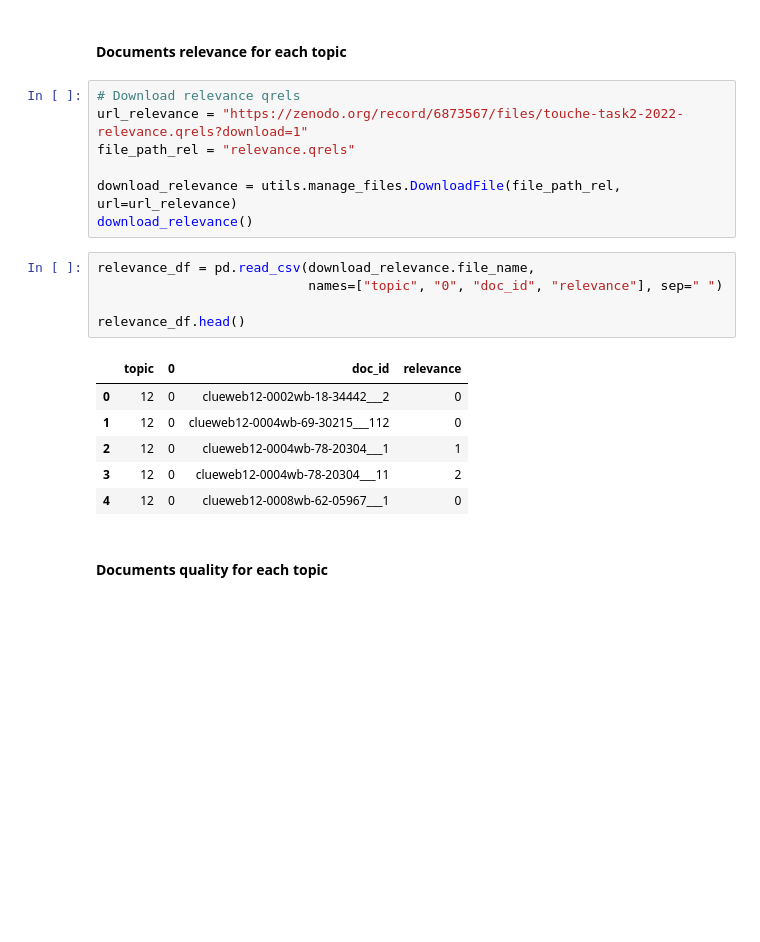
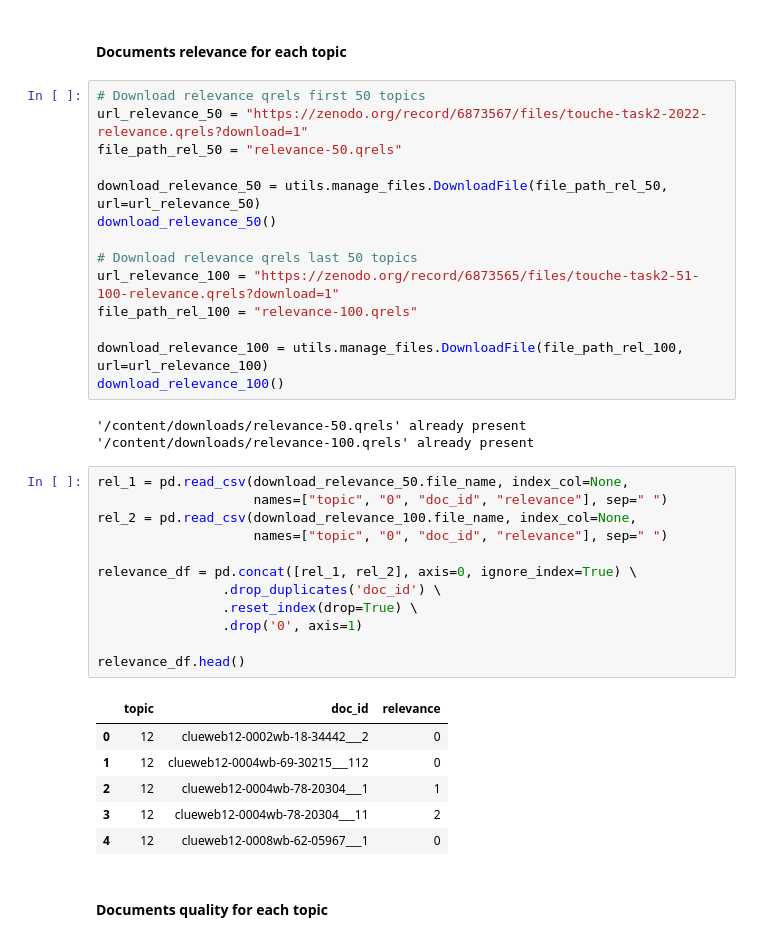
Before and after one commit to DanieleMorotti/Argument-retrieval-for-comparative-questions, a Jupyter notebook: document_retrieval.ipynb, the cells around one changed output. Cells and saved outputs as stored; diff of their text form; blank space fills up the shorter version.

```diff
--- a/document_retrieval.ipynb
+++ b/document_retrieval.ipynb
@@ -80,24 +98,41 @@ There are 50 topics.
 # %% [markdown]
 #### Documents relevance for each topic
 # %%
-# Download relevance qrels
-url_relevance = "https://zenodo.org/record/6873567/files/touche-task2-2022-relevance.qrels?download=1"
-file_path_rel = "relevance.qrels"
+# Download relevance qrels first 50 topics
+url_relevance_50 = "https://zenodo.org/record/6873567/files/touche-task2-2022-relevance.qrels?download=1"
+file_path_rel_50 = "relevance-50.qrels"
 
-download_relevance = utils.manage_files.DownloadFile(file_path_rel, url=url_relevance)
-download_relevance()
+download_relevance_50 = utils.manage_files.DownloadFile(file_path_rel_50, url=url_relevance_50)
+download_relevance_50()
+
+# Download relevance qrels last 50 topics
+url_relevance_100 = "https://zenodo.org/record/6873565/files/touche-task2-51-100-relevance.qrels?download=1"
+file_path_rel_100 = "relevance-100.qrels"
+
+download_relevance_100 = utils.manage_files.DownloadFile(file_path_rel_100, url=url_relevance_100)
+download_relevance_100()
+# %% [output]
+'/content/downloads/relevance-50.qrels' already present
+'/content/downloads/relevance-100.qrels' already present
-# %%
-relevance_df = pd.read_csv(download_relevance.file_name,
-                           names=["topic", "0", "doc_id", "relevance"], sep=" ")
-
-relevance_df.head()
-# %% [output]
-|  | topic | 0 | doc_id | relevance |
-| 0 | 12 | 0 | clueweb12-0002wb-18-34442___2 | 0 |
-| 1 | 12 | 0 | clueweb12-0004wb-69-30215___112 | 0 |
-| 2 | 12 | 0 | clueweb12-0004wb-78-20304___1 | 1 |
-| 3 | 12 | 0 | clueweb12-0004wb-78-20304___11 | 2 |
-| 4 | 12 | 0 | clueweb12-0008wb-62-05967___1 | 0 |
+# %%
+rel_1 = pd.read_csv(download_relevance_50.file_name, index_col=None,
+                    names=["topic", "0", "doc_id", "relevance"], sep=" ")
+rel_2 = pd.read_csv(download_relevance_100.file_name, index_col=None,
+                    names=["topic", "0", "doc_id", "relevance"], sep=" ")
+
+relevance_df = pd.concat([rel_1, rel_2], axis=0, ignore_index=True) \
+                .drop_duplicates('doc_id') \
+                .reset_index(drop=True) \
+                .drop('0', axis=1)
+
+relevance_df.head()
+# %% [output]
+|  | topic | doc_id | relevance |
+| 0 | 12 | clueweb12-0002wb-18-34442___2 | 0 |
+| 1 | 12 | clueweb12-0004wb-69-30215___112 | 0 |
+| 2 | 12 | clueweb12-0004wb-78-20304___1 | 1 |
+| 3 | 12 | clueweb12-0004wb-78-20304___11 | 2 |
+| 4 | 12 | clueweb12-0008wb-62-05967___1 | 0 |
 # %% [markdown]
 #### Documents quality for each topic
 # %%
```
Also changed, not shown: parts of 17 cells of this notebook.
